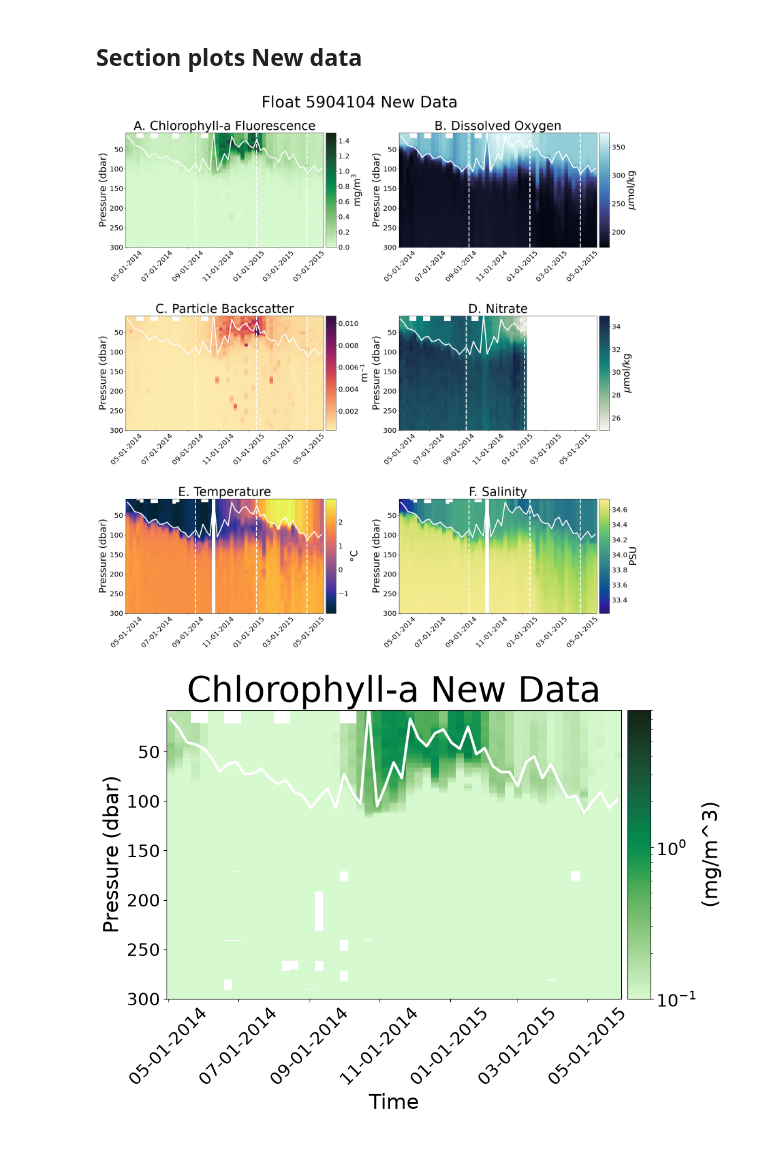
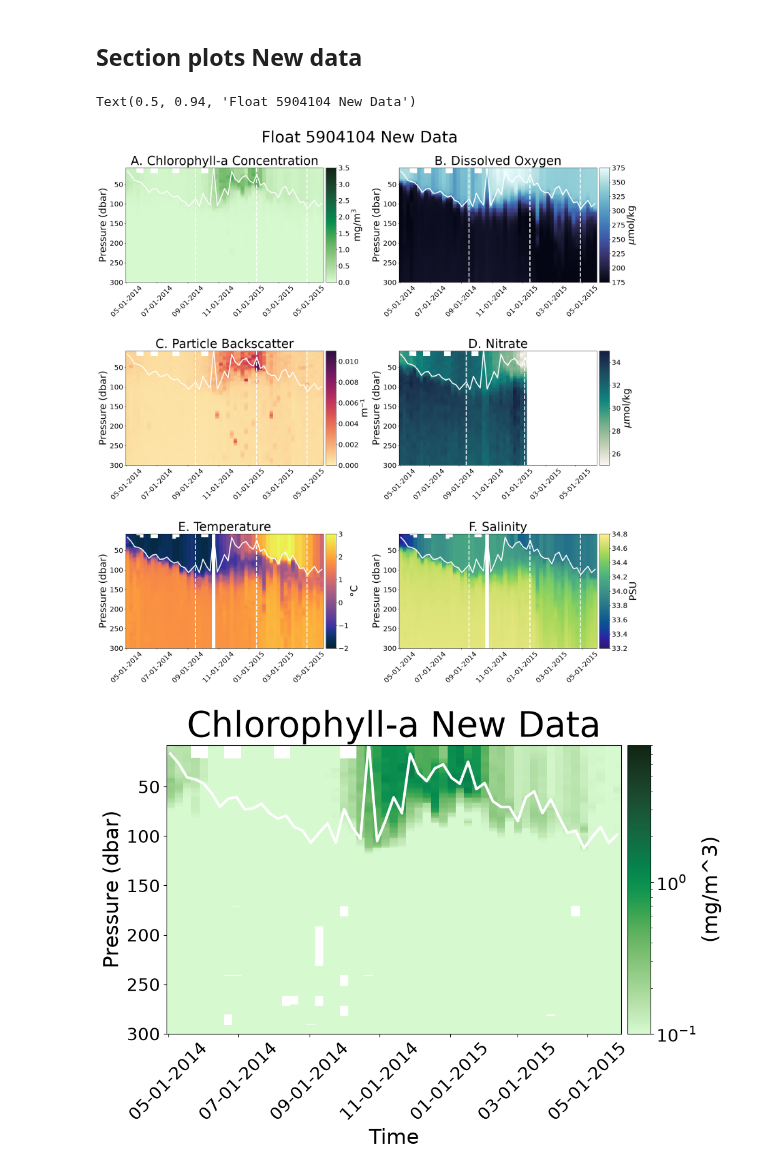
Before and after one commit to Lilah-Asalie/IBIS_Project, a Jupyter notebook: New_Section_test.ipynb, the cells around one changed output. Drawn from its saved outputs; the diff is of its cells as text; code cells hidden in the pictures.

```diff
--- a/New_Section_test.ipynb
+++ b/New_Section_test.ipynb
@@ -361,7 +361,7 @@ Name: month, Length: 83229, dtype: Int64
 from mpl_toolkits.axes_grid1 import make_axes_locatable
 from datetime import datetime, timedelta
 
-def section(ax_position,variable, df_ts, title, cbarlab, color, WMOID=5904104, tick_size = 20, label_size=28, title_size=35):
+def section(ax_position,variable, df_ts, title, cbarlab, color, v_min, v_max, WMOID=5904104, tick_size = 20, label_size=28, title_size=35):
 
     # df_ts = df_ts[df_ts['season_1'].isin([season_1])]
     # df_ts = df_ts[df_ts['season_2'].isin([season_2])]
@@ -414,7 +414,7 @@ def section(ax_position,variable, df_ts, title, cbarlab, color, WMOID=5904104, t
     # plotting data -----------------
 
     ax = fig.add_subplot(ax_position)
-    plot = ax.pcolormesh(time_grid, pres_grid, param_gridded, shading='auto', cmap=color)
+    plot = ax.pcolormesh(time_grid, pres_grid, param_gridded, shading='auto', cmap=color, vmin=v_min, vmax=v_max)
     plot2 = ax.plot(float_data['DATE'],float_data['MLP'],linewidth=3,color='white')
 
     ax.set_ylim([0, 300])
@@ -463,12 +463,13 @@ def section(ax_position,variable, df_ts, title, cbarlab, color, WMOID=5904104, t
 fig = plt.figure(figsize=(25,25))
 plt.subplots_adjust(hspace = 0.6, wspace=0.30)
 
-section(ax_position = 321,  df_ts=df_old, title = 'A. Chlorophyll-a Fluorescence', variable='CHLA_ADJUSTED', cbarlab = f'mg/m$^3$',color = 'cmo.algae')
-section(ax_position = 322,  df_ts=df_old, title = 'B. Dissolved Oxygen', variable='DOXY_ADJUSTED', cbarlab = f'$\mu$mol/kg',color = 'cmo.ice')
-section(ax_position = 323,  df_ts=df_old, title = 'C. Particle Backscatter', variable='BBP700_ADJUSTED', cbarlab = f"m\u207b\u00b9",color = 'cmo.matter')
-section(ax_position = 324,  df_ts=df_old, title = 'D. Nitrate', variable='NITRATE_ADJUSTED', cbarlab = f'$\mu$mol/kg',color = 'cmo.tempo')
-section(ax_position = 325,  df_ts=df_old, title = 'E. Temperature', variable='TEMP_ADJUSTED', cbarlab = f'\u00B0C',color = 'cmo.thermal')
-section(ax_position = 326,  df_ts=df_old, title = 'F. Salinity', variable='PSAL_ADJUSTED', cbarlab = 'PSU',color = 'cmo.haline')
+section(ax_position = 321,  df_ts=df_old, title = 'A. Chlorophyll-a Concentration', variable='CHLA_ADJUSTED', cbarlab = f'mg/m$^3$',color = 'cmo.algae', v_min=0, v_max=3.5)
+section(ax_position = 322,  df_ts=df_old, title = 'B. Dissolved Oxygen', variable='DOXY_ADJUSTED', cbarlab = f'$\mu$mol/kg',color = 'cmo.ice', v_min=175, v_max=375)
+section(ax_position = 323,  df_ts=df_old, title = 'C. Particle Backscatter', variable='BBP700_ADJUSTED', cbarlab = f"m\u207b\u00b9",color = 'cmo.matter', v_min=0, v_max=0.011)
+section(ax_position = 324,  df_ts=df_old, title = 'D. Nitrate', variable='NITRATE_ADJUSTED', cbarlab = f'$\mu$mol/kg',color = 'cmo.tempo', v_min=25, v_max=35)
+section(ax_position = 325,  df_ts=df_old, title = 'E. Temperature', variable='TEMP_ADJUSTED', cbarlab = f'\u00B0C',color = 'cmo.thermal', v_min=-2, v_max=3)
+section(ax_position = 326,  df_ts=df_old, title = 'F. Salinity', variable='PSAL_ADJUSTED', cbarlab = 'PSU',color = 'cmo.haline', v_min=33.2, v_max=34.8)
+
 
 fig.suptitle('Float 5904104 Old Data', fontsize = 45, y=0.94)
 
@@ -481,7 +482,7 @@ fig.savefig(f'/Users/lilah/Documents/IBIS_Project/Figures_Summer/Old_data_sectio
 from mpl_toolkits.axes_grid1 import make_axes_locatable
 from datetime import datetime, timedelta
 
-def section(ax_position,variable, df_ts, title, cbarlab, color, WMOID=5904104, tick_size = 20, label_size=28, title_size=35):
+def section(ax_position,variable, df_ts, title, cbarlab, color, v_min, v_max, WMOID=5904104, tick_size = 20, label_size=28, title_size=35):
 
     # df_ts = df_ts[df_ts['season_1'].isin([season_1])]
     # df_ts = df_ts[df_ts['season_2'].isin([season_2])]
@@ -534,7 +535,7 @@ def section(ax_position,variable, df_ts, title, cbarlab, color, WMOID=5904104, t
     # plotting data -----------------
 
     ax = fig.add_subplot(ax_position)
-    plot = ax.pcolormesh(time_grid, pres_grid, param_gridded, shading='auto', cmap=color)
+    plot = ax.pcolormesh(time_grid, pres_grid, param_gridded, shading='auto', cmap=color, vmin=v_min, vmax=v_max)
     plot2 = ax.plot(float_data['DATE'],float_data['MLP'],linewidth=3,color='white')
 
     ax.set_ylim([0, 300])
@@ -560,41 +561,42 @@ def section(ax_position,variable, df_ts, title, cbarlab, color, WMOID=5904104, t
     ax.set_ylim(300, 8)
     ax.set_xlabel('', fontsize=label_size)
     ax.set_ylabel('Pressure (dbar)', fontsize=label_size)
 
     target_time = datetime(2014, 9, 16)
     ax.plot([target_time, target_time], [0, 10], color='white', ls = '--', linewidth=2)
     ax.axvline(x=target_time, color='white',  ls = '--',linewidth=3)
 
     target_time = datetime(2015, 1, 16)
     ax.plot([target_time, target_time], [0, 10], color='white', ls = '--',linewidth=2)
     ax.axvline(x=target_time, color='white',  ls = '--',linewidth=3)
 
     target_time = datetime(2015, 4, 27)
     ax.plot([target_time, target_time], [0, 10], color='white',ls = '--', linewidth=2)
     ax.axvline(x=target_time, color='white',  ls = '--',linewidth=3)
 
 
     ax.set_title(title, fontsize=title_size) # salinity
 
     # add save path
     # fig.savefig(f'/Users/lilah/Documents/IBIS_Project/Figures/float_section_{variable}_2014-15.png', dpi=300, transparent=True, bbox_inches='tight') #uncomment for lilah
     # fig.savefig(f'/Users/steviewalker/Documents/IBIS_Project/Figures/float_trajectories_{season}.png') #uncomment for stevie
 
 fig = plt.figure(figsize=(25,25))
 plt.subplots_adjust(hspace = 0.6, wspace=0.30)
 
-section(ax_position = 321,  df_ts=df_new, title = 'A. Chlorophyll-a Fluorescence', variable='CHLA_ADJUSTED', cbarlab = f'mg/m$^3$',color = 'cmo.algae')
-section(ax_position = 322,  df_ts=df_new, title = 'B. Dissolved Oxygen', variable='DOXY_ADJUSTED', cbarlab = f'$\mu$mol/kg',color = 'cmo.ice')
-section(ax_position = 323,  df_ts=df_new, title = 'C. Particle Backscatter', variable='BBP700_ADJUSTED', cbarlab = f"m\u207b\u00b9",color = 'cmo.matter')
-section(ax_position = 324,  df_ts=df_new, title = 'D. Nitrate', variable='NITRATE_ADJUSTED', cbarlab = f'$\mu$mol/kg',color = 'cmo.tempo')
-section(ax_position = 325,  df_ts=df_new, title = 'E. Temperature', variable='TEMP_ADJUSTED', cbarlab = f'\u00B0C',color = 'cmo.thermal')
-section(ax_position = 326,  df_ts=df_new, title = 'F. Salinity', variable='PSAL_ADJUSTED', cbarlab = 'PSU',color = 'cmo.haline')
+section(ax_position = 321,  df_ts=df_new, title = 'A. Chlorophyll-a Concentration', variable='CHLA_ADJUSTED', cbarlab = f'mg/m$^3$',color = 'cmo.algae', v_min=0, v_max=3.5)
+section(ax_position = 322,  df_ts=df_new, title = 'B. Dissolved Oxygen', variable='DOXY_ADJUSTED', cbarlab = f'$\mu$mol/kg',color = 'cmo.ice', v_min=175, v_max=375)
+section(ax_position = 323,  df_ts=df_new, title = 'C. Particle Backscatter', variable='BBP700_ADJUSTED', cbarlab = f"m\u207b\u00b9",color = 'cmo.matter', v_min=0, v_max=0.011)
+section(ax_position = 324,  df_ts=df_new, title = 'D. Nitrate', variable='NITRATE_ADJUSTED', cbarlab = f'$\mu$mol/kg',color = 'cmo.tempo', v_min=25, v_max=35)
+section(ax_position = 325,  df_ts=df_new, title = 'E. Temperature', variable='TEMP_ADJUSTED', cbarlab = f'\u00B0C',color = 'cmo.thermal', v_min=-2, v_max=3)
+section(ax_position = 326,  df_ts=df_new, title = 'F. Salinity', variable='PSAL_ADJUSTED', cbarlab = 'PSU',color = 'cmo.haline', v_min=33.2, v_max=34.8)
 
 fig.suptitle('Float 5904104 New Data', fontsize = 45, y=0.94)
 
-fig.savefig(f'/Users/lilah/Documents/IBIS_Project/Figures_Summer/New_data_section_comp.png',dpi=300, transparent=True,  bbox_inches='tight')
+# fig.savefig(f'/Users/lilah/Documents/IBIS_Project/Figures_Summer/New_data_section_comp.png',dpi=300, transparent=True,  bbox_inches='tight')
 # %% [output]
+Text(0.5, 0.94, 'Float 5904104 New Data')
-[figure, old version]
+[figure, new version]
 # %%
 #these will be some of the inputs to your function
 # variable = 'CHLA_ADJUSTED'
```
Also changed, not shown: parts of 2 cells of this notebook, 1 other file.
